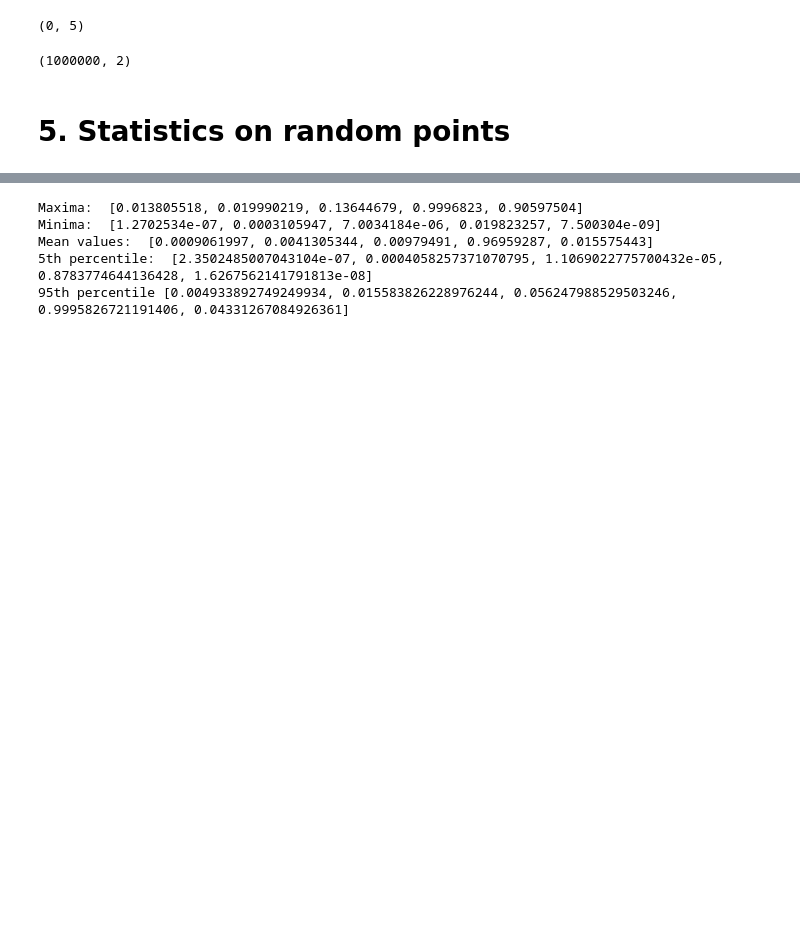
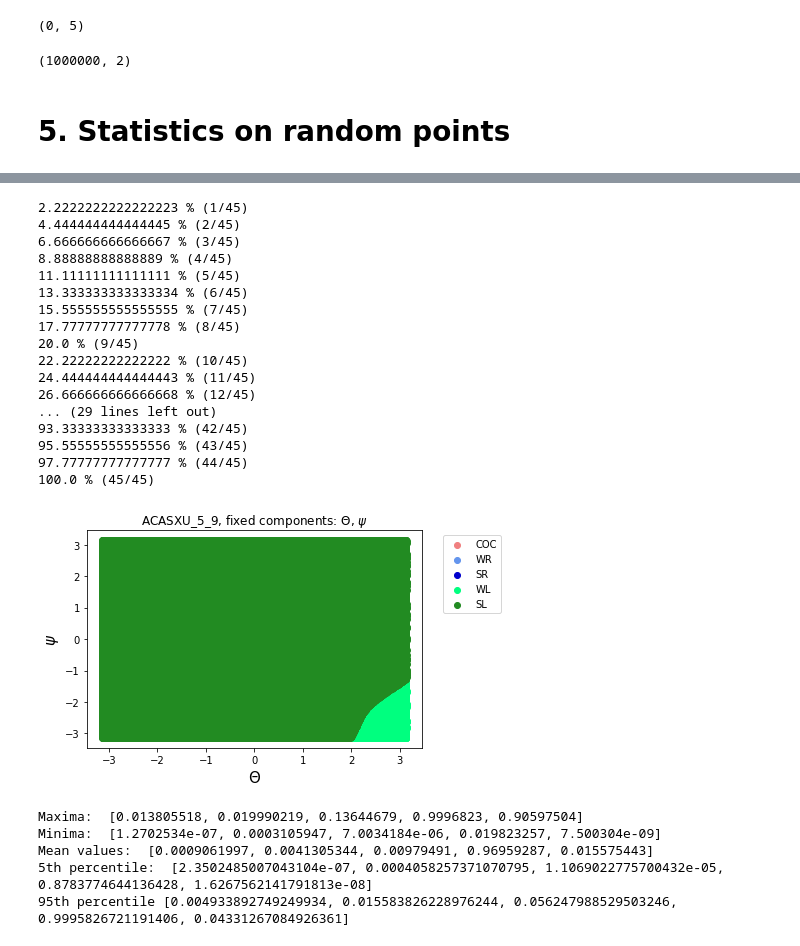
Before and after one commit to thomasghobril/adversarial-attack, a Jupyter notebook: visualisation_PIERRE.ipynb, the cells around one changed output, grey strips where cells are left out. Drawn from its saved outputs; the diff is of its cells as text; code cells hidden in the pictures; blank space fills up the shorter version.

```diff
--- a/visualisation_PIERRE.ipynb
+++ b/visualisation_PIERRE.ipynb
@@ -223,0 +292,24 @@ clustering_attempt(50000, 1, 2)
+# %%
+for j in range(1, 10):
+    for i in range(1, 6):
+        clustering_attempt(500000, 1, 2, i, j, False)
+        print("{} % ({}/45)".format(int((i+5*j-5)*100/45), i+5*j-5))
+# %% [output]
+2.2222222222222223 % (1/45)
+4.444444444444445 % (2/45)
+6.666666666666667 % (3/45)
+8.88888888888889 % (4/45)
+11.11111111111111 % (5/45)
+13.333333333333334 % (6/45)
+15.555555555555555 % (7/45)
+17.77777777777778 % (8/45)
+20.0 % (9/45)
+22.22222222222222 % (10/45)
+24.444444444444443 % (11/45)
+26.666666666666668 % (12/45)
+... (29 lines left out)
+93.33333333333333 % (42/45)
+95.55555555555556 % (43/45)
+97.77777777777777 % (44/45)
+100.0 % (45/45)
+[figure, added]
```
Also changed, not shown: parts of 9 cells of this notebook.
